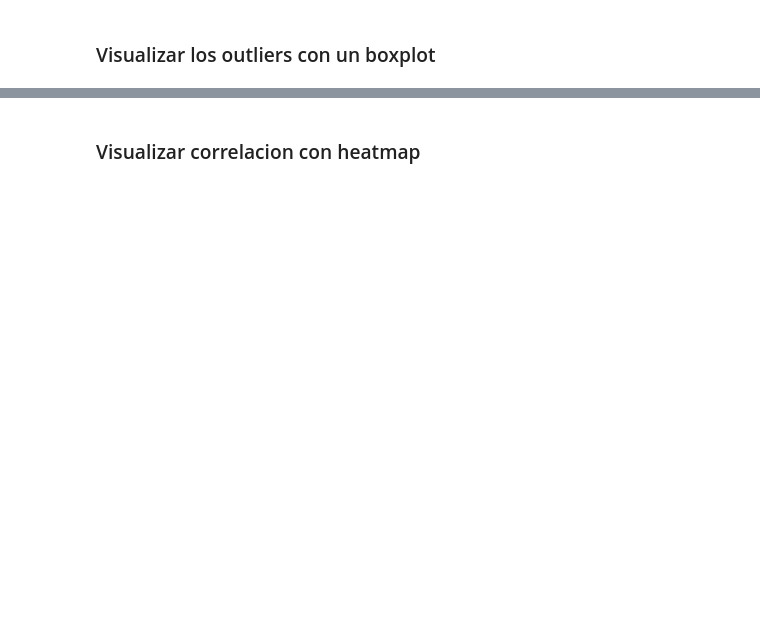
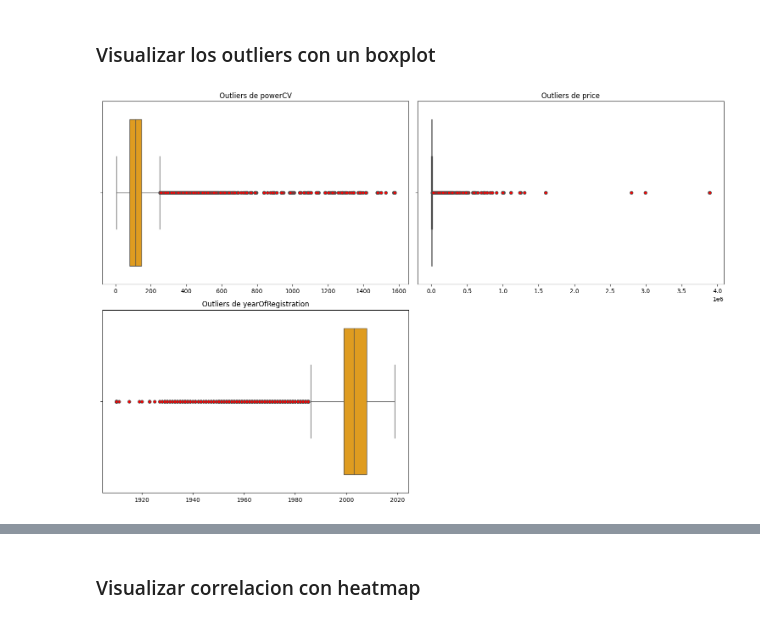
Before and after one commit to apelsito/laboratorio-modulo7-leccion01-eda-nulos, a Jupyter notebook: laboratorio-modulo7-leccion01-eda-nulos.ipynb, the cells around one changed output, grey strips where cells are left out. Drawn from its saved outputs; the diff is of its cells as text; code cells hidden in the pictures; blank space fills up the shorter version.

```diff
--- a/laboratorio-modulo7-leccion01-eda-nulos.ipynb
+++ b/laboratorio-modulo7-leccion01-eda-nulos.ipynb
@@ -450,2 +506,6 @@ KeyboardInterrupt:
 # %% [markdown]
 ### Visualizar los outliers con un boxplot
+# %%
+detectar_outliers(df)
+# %% [output]
+[figure, added]
```
Also changed, not shown: parts of 70 cells of this notebook, 2 other files.
